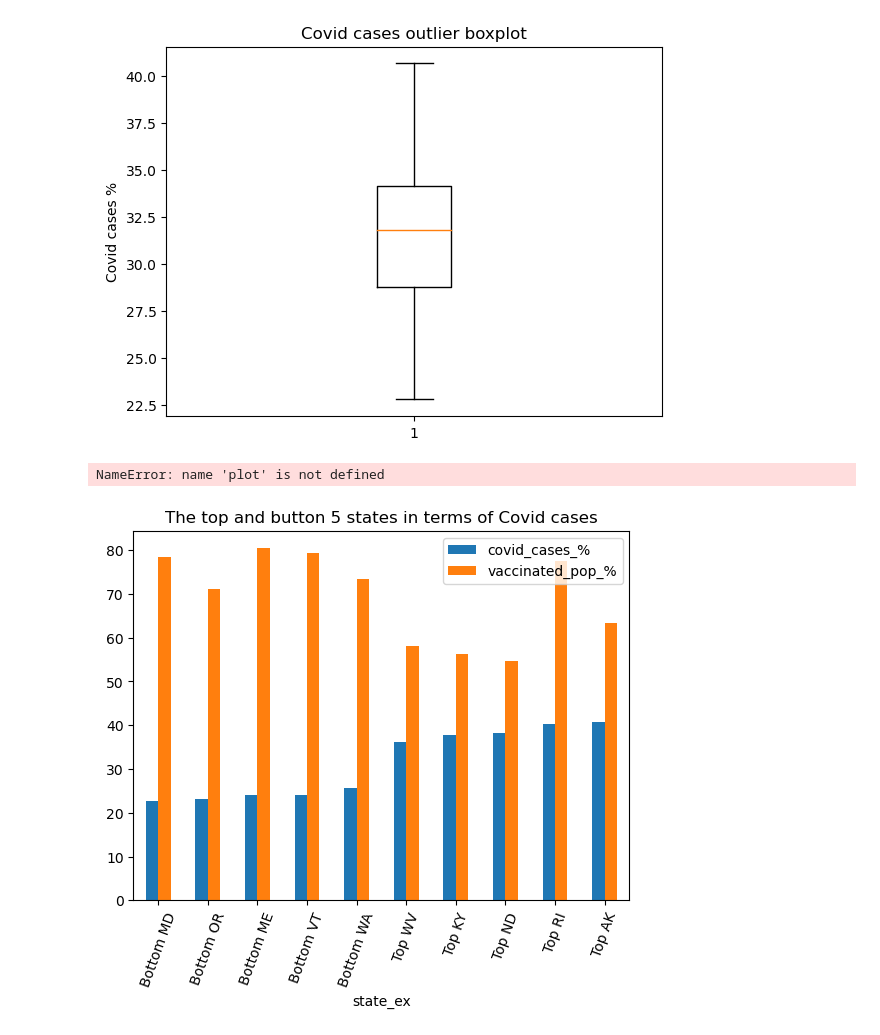
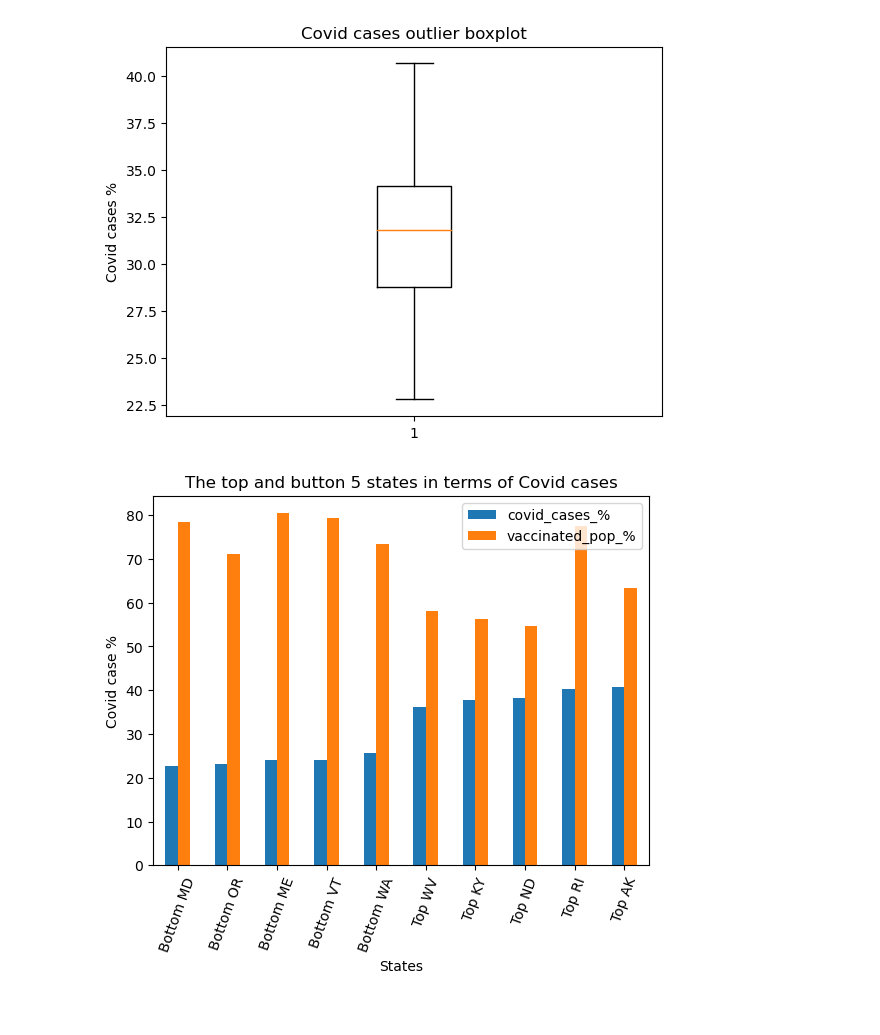
Before and after one commit to 123noob1/eda_and_git_colab, a Jupyter notebook: CodeBase/covid_vaccination_infection_rates.ipynb, the cells around one changed output. Cells and saved outputs as stored; diff of their text form; code cells hidden in the pictures.

```diff
--- a/CodeBase/covid_vaccination_infection_rates.ipynb
+++ b/CodeBase/covid_vaccination_infection_rates.ipynb
@@ -165,10 +165,10 @@ df_concat_co = pd.concat([bottom_5_states_covid, top_5_states_covid], axis=0)
 df_concat_va = pd.concat([bottom_5_states_vaccination, top_5_states_vaccination], axis=0)
 # %%
 df_concat_co.plot.bar(x="state_ex", y=['covid_cases_%','vaccinated_pop_%'], rot=70, title="The top and button 5 states in terms of Covid cases");
-plot.set_ylabel('Covid cases %')
-plt.savefig("Covid_cases_bar_chart.png")
+plt.xlabel('States')
+plt.ylabel('Covid case %')
+plt.savefig("Covid_cases_bar_chart.png", dpi=200)
 # %% [output]
-NameError: name 'plot' is not defined
-[figure, old version]
+[figure, new version]
 # %%
 df_concat_va.plot.bar(x="state_ex", y=['vaccinated_pop_%','covid_cases_%'], rot=70, title="The top and button 5 states in terms of Vacination Rates");
```
Also changed, not shown: parts of 1 cell of this notebook, 2 other files.
